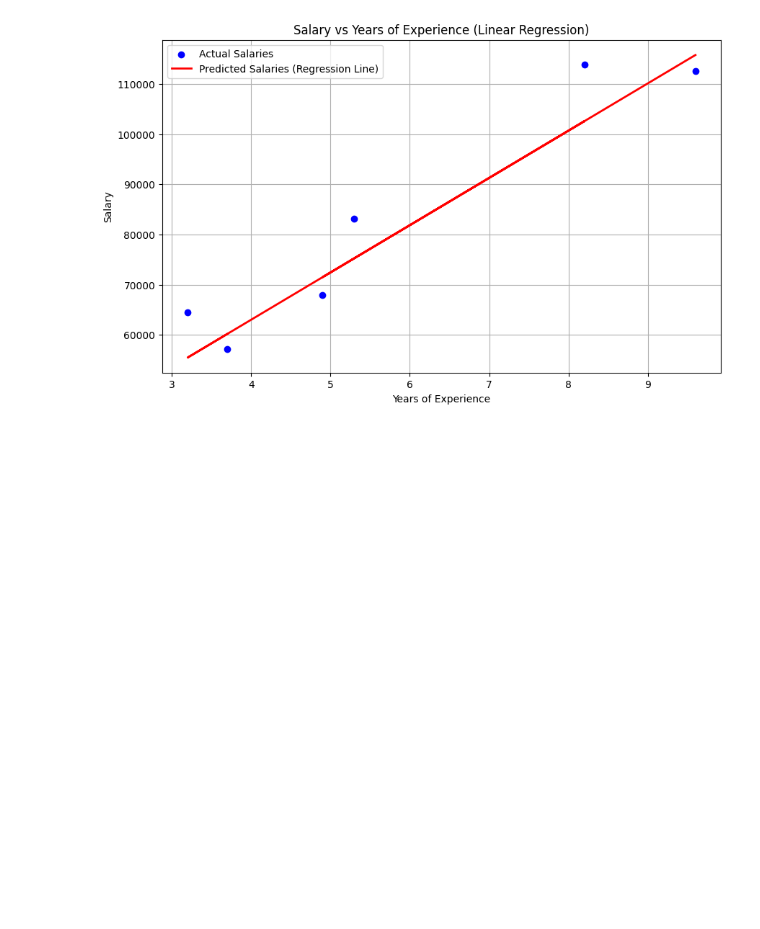
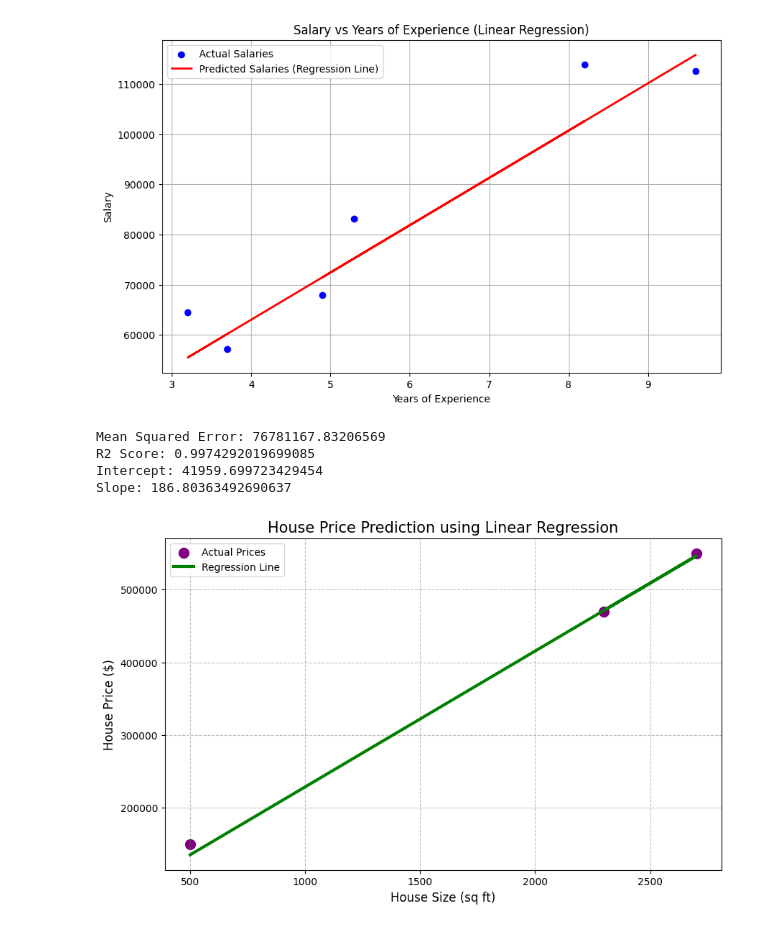
Before and after one commit to shrijav22/ML_LAB_2026-2027, a Jupyter notebook: linear_regression.ipynb, the cells around one changed output. Cells and saved outputs as stored; diff of their text form; code cells hidden in the pictures; blank space fills up the shorter version.

```diff
--- a/linear_regression.ipynb
+++ b/linear_regression.ipynb
@@ -76,3 +76,71 @@ R-squared: 0.90
 Model Intercept: 25321.58
 Model Coefficient (Slope): 9423.82
 [figure]
+# %%
+
+
+import pandas as pd
+from sklearn.linear_model import LinearRegression
+from sklearn.model_selection import train_test_split
+from sklearn.metrics import mean_squared_error, r2_score
+import matplotlib.pyplot as plt
+
+# 1. Create a new dataset (House Size vs House Price)
+
+data = {
+    'HouseSize': [500, 700, 900, 1100, 1300, 1500, 1700, 1900,
+                  2100, 2300, 2500, 2700, 2900, 3100, 3300],
+    'Price': [150000, 180000, 210000, 250000, 280000,
+              320000, 360000, 390000, 430000, 470000,
+              510000, 550000, 590000, 620000, 660000]
+}
+
+df = pd.DataFrame(data)
+
+# 2. Prepare the data
+X = df[['HouseSize']]
+y = df['Price']
+
+# 3. Split into training and testing sets
+X_train, X_test, y_train, y_test = train_test_split(
+    X, y, test_size=0.2, random_state=42
+)
+
+# 4. Train the model
+model = LinearRegression()
+model.fit(X_train, y_train)
+
+# 5. Make predictions
+y_pred = model.predict(X_test)
+
+# 6. Evaluate the model
+mse = mean_squared_error(y_test, y_pred)
+r2 = r2_score(y_test, y_pred)
+
+print("Mean Squared Error:", mse)
+print("R2 Score:", r2)
+print("Intercept:", model.intercept_)
+print("Slope:", model.coef_[0])
+
+# 7. Visualize the results
+plt.figure(figsize=(10, 6))
+
+# Scatter plot (Actual values) - purple
+plt.scatter(X_test, y_test, color='purple', s=100, label='Actual Prices')
+
+# Regression line - green
+plt.plot(X_test, y_pred, color='green', linewidth=3, label='Regression Line')
+
+plt.title("House Price Prediction using Linear Regression", fontsize=15)
+plt.xlabel("House Size (sq ft)", fontsize=12)
+plt.ylabel("House Price ($)", fontsize=12)
+plt.legend()
+plt.grid(color='gray', linestyle='--', alpha=0.5)
+
+plt.show()
+# %% [output]
+Mean Squared Error: 76781167.83206569
+R2 Score: 0.9974292019699085
+Intercept: 41959.699723429454
+Slope: 186.80363492690637
+[figure, added]
```
Also changed, not shown: parts of 7 cells of this notebook.
